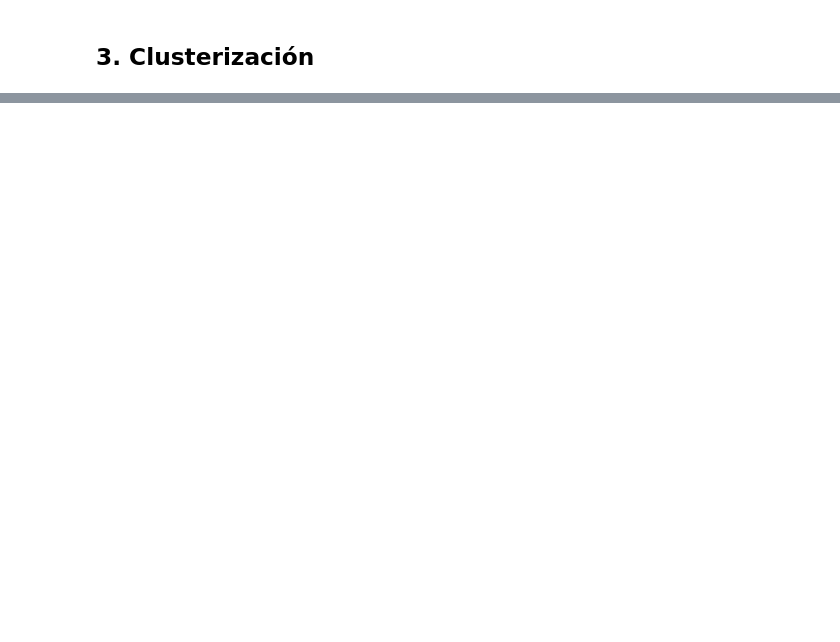
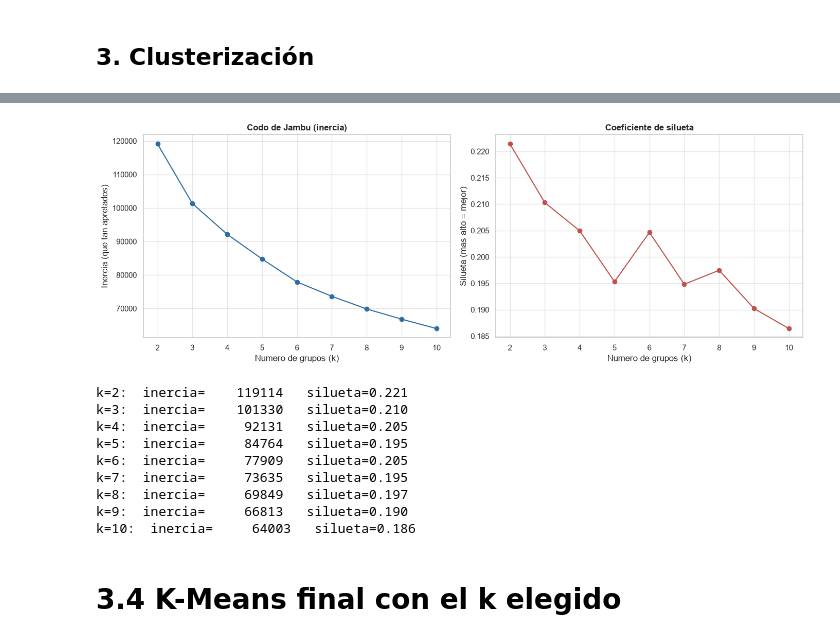
Before and after one commit to kendalls-s/Analisis-set-de-datos-de-Credit-Card, a Jupyter notebook: Proyecto_Final.ipynb, the cells around one changed output, grey strips where cells are left out. Saved outputs shown, nothing was run; the diff lists cells and outputs as text; code cells hidden in the pictures; blank space fills up the shorter version.

Commit message:
Clusterización

```diff
--- a/Proyecto_Final.ipynb
+++ b/Proyecto_Final.ipynb
@@ -351,0 +588,42 @@ comparacion
+# %%
+# %% Calculo del codo y de la silueta para k = 2..10
+rango_k = range(2, 11)
+inercias = []
+siluetas = []
+
+for k in rango_k:
+    km = KMeans(n_clusters=k, random_state=42, n_init=10)
+    etiquetas_k = km.fit_predict(X)
+    inercias.append(km.inertia_)
+    siluetas.append(silhouette_score(X, etiquetas_k))
+
+fig, ax = plt.subplots(1, 2, figsize=(14, 5))
+
+ax[0].plot(list(rango_k), inercias, marker='o', color=AZUL)
+ax[0].set_title('Codo de Jambu (inercia)', fontweight='bold')
+ax[0].set_xlabel('Numero de grupos (k)')
+ax[0].set_ylabel('Inercia (que tan apretados)')
+
+ax[1].plot(list(rango_k), siluetas, marker='o', color='#C0504D')
+ax[1].set_title('Coeficiente de silueta', fontweight='bold')
+ax[1].set_xlabel('Numero de grupos (k)')
+ax[1].set_ylabel('Silueta (mas alto = mejor)')
+
+plt.tight_layout()
+plt.show()
+
+for k, inc, sil in zip(rango_k, inercias, siluetas):
+    print(f'k={k}:  inercia={inc:10.0f}   silueta={sil:.3f}')
+# %% [output]
+[figure, added]
+k=2:  inercia=    119114   silueta=0.221
+k=3:  inercia=    101330   silueta=0.210
+k=4:  inercia=     92131   silueta=0.205
+k=5:  inercia=     84764   silueta=0.195
+k=6:  inercia=     77909   silueta=0.205
+k=7:  inercia=     73635   silueta=0.195
+k=8:  inercia=     69849   silueta=0.197
+k=9:  inercia=     66813   silueta=0.190
+k=10:  inercia=     64003   silueta=0.186
+# %% [markdown]
+# 3.4 K-Means final con el k elegido
```
Also changed, not shown: parts of 26 cells of this notebook.
